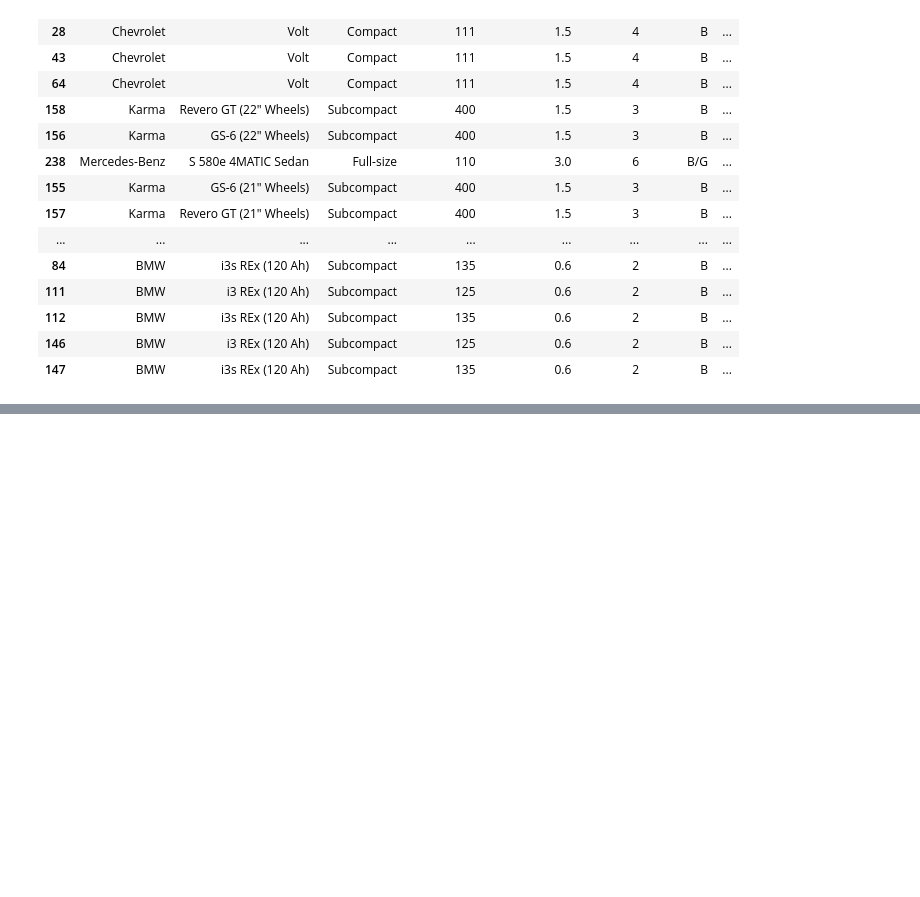
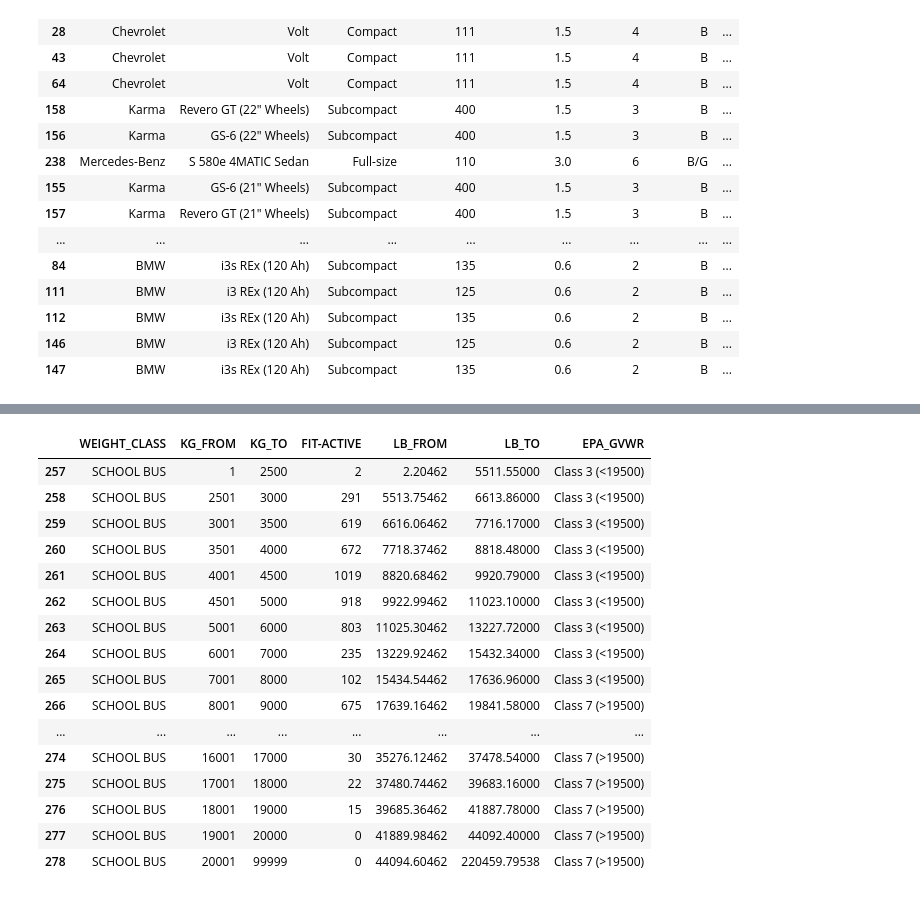
Before and after one commit to CANOE-main/canoe-transportation, a Jupyter notebook: transportation/fuel_consumption_ratings/Fuel_consumption_ratings.ipynb, the cells around one changed output, grey strips where cells are left out. Cells and saved outputs as stored; diff of their text form; code cells hidden in the pictures; blank space fills up the shorter version.

```diff
--- a/transportation/fuel_consumption_ratings/Fuel_consumption_ratings.ipynb
+++ b/transportation/fuel_consumption_ratings/Fuel_consumption_ratings.ipynb
@@ -626,0 +620,2 @@ fuel_ratings_2009_grouped.to_clipboard()
+# %%
+on_2020_r4 = pd.read_table('ON-vehicle-pop-data_2022/2022_Reg_Veh_Report4_Weight_Class&Status.txt')
@@ -626,0 +674,31 @@ fuel_ratings_2009_grouped.to_clipboard()
+# %%
+on_school_2020 = on_2020_r4[on_2020_r4.WEIGHT_CLASS == 'SCHOOL BUS'][['WEIGHT_CLASS', 'KG_FROM', 'KG_TO', 'FIT-ACTIVE']]
+on_school_2020['LB_FROM'] = on_school_2020.KG_FROM * 2.20462
+on_school_2020['LB_TO'] = on_school_2020.KG_TO * 2.20462
+
+bins = [-float('inf'), 19500, float('inf')]
+labels = [
+    'Class 3 (<19500)',
+    'Class 7 (>19500)'
+]
+
+on_school_2020['EPA_GVWR'] = pd.cut(on_school_2020['LB_TO'], bins=bins, labels=labels)
+on_school_2020
+# %% [output]
+|  | WEIGHT_CLASS | KG_FROM | KG_TO | FIT-ACTIVE | LB_FROM | LB_TO | EPA_GVWR |
+| 257 | SCHOOL BUS | 1 | 2500 | 2 | 2.20462 | 5511.55000 | Class 3 (<19500) |
+| 258 | SCHOOL BUS | 2501 | 3000 | 291 | 5513.75462 | 6613.86000 | Class 3 (<19500) |
+| 259 | SCHOOL BUS | 3001 | 3500 | 619 | 6616.06462 | 7716.17000 | Class 3 (<19500) |
+| 260 | SCHOOL BUS | 3501 | 4000 | 672 | 7718.37462 | 8818.48000 | Class 3 (<19500) |
+| 261 | SCHOOL BUS | 4001 | 4500 | 1019 | 8820.68462 | 9920.79000 | Class 3 (<19500) |
+| 262 | SCHOOL BUS | 4501 | 5000 | 918 | 9922.99462 | 11023.10000 | Class 3 (<19500) |
+| 263 | SCHOOL BUS | 5001 | 6000 | 803 | 11025.30462 | 13227.72000 | Class 3 (<19500) |
+| 264 | SCHOOL BUS | 6001 | 7000 | 235 | 13229.92462 | 15432.34000 | Class 3 (<19500) |
+| 265 | SCHOOL BUS | 7001 | 8000 | 102 | 15434.54462 | 17636.96000 | Class 3 (<19500) |
+| 266 | SCHOOL BUS | 8001 | 9000 | 675 | 17639.16462 | 19841.58000 | Class 7 (>19500) |
+| ... | ... | ... | ... | ... | ... | ... | ... |
+| 274 | SCHOOL BUS | 16001 | 17000 | 30 | 35276.12462 | 37478.54000 | Class 7 (>19500) |
+| 275 | SCHOOL BUS | 17001 | 18000 | 22 | 37480.74462 | 39683.16000 | Class 7 (>19500) |
+| 276 | SCHOOL BUS | 18001 | 19000 | 15 | 39685.36462 | 41887.78000 | Class 7 (>19500) |
+| 277 | SCHOOL BUS | 19001 | 20000 | 0 | 41889.98462 | 44092.40000 | Class 7 (>19500) |
+| 278 | SCHOOL BUS | 20001 | 99999 | 0 | 44094.60462 | 220459.79538 | Class 7 (>19500) |
```
Also changed, not shown: parts of 35 cells of this notebook, 29 other files.
